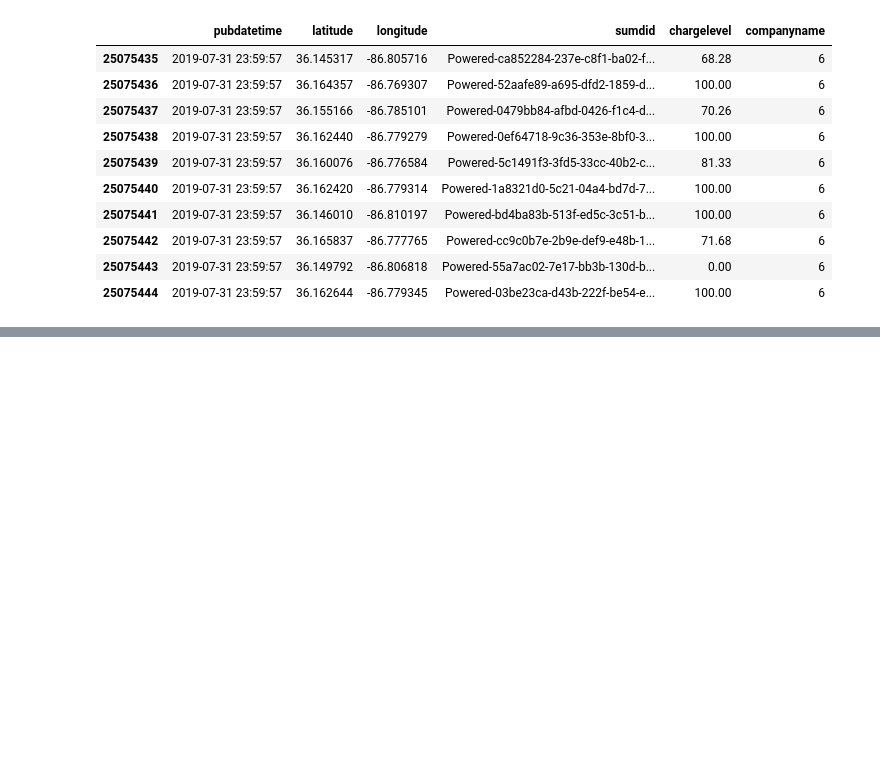
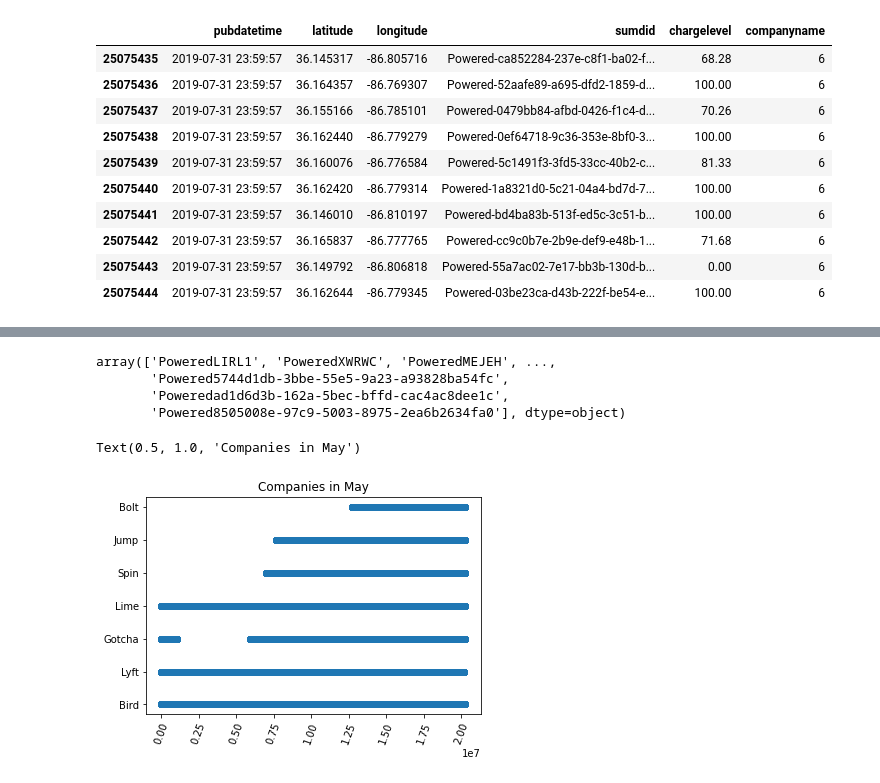
Before and after one commit to derektprice/mapping_scooters_nashville_python, a Jupyter notebook: notebooks/Group Project.ipynb, the cells around one changed output, grey strips where cells are left out. Saved outputs shown, nothing was run; the diff lists cells and outputs as text; code cells hidden in the pictures; blank space fills up the shorter version.

```diff
--- a/notebooks/Group Project.ipynb
+++ b/notebooks/Group Project.ipynb
@@ -362,0 +475,5 @@ july_test.tail(10)
+# %%
+company_dict = {0:'Bird', 1:'Lyft', 2: 'Gotcha', 3:'Lime', 4: 'Spin', 5: 'Jump', 6: 'Bolt'}
+may.companyname = may.companyname.replace(company_dict)
+june.companyname = june.companyname.replace(company_dict)
+july.companyname = july.companyname.replace(company_dict)
@@ -362,0 +515,14 @@ july_test.tail(10)
+# %%
+may.sumdid.values
+# %% [output]
+array(['PoweredLIRL1', 'PoweredXWRWC', 'PoweredMEJEH', ...,
+       'Powered5744d1db-3bbe-55e5-9a23-a93828ba54fc',
+       'Poweredad1d6d3b-162a-5bec-bffd-cac4ac8dee1c',
+       'Powered8505008e-97c9-5003-8975-2ea6b2634fa0'], dtype=object)
+# %%
+plt.plot('companyname', marker= 'o', linestyle='none', data=may)
+plt.xticks(rotation=70)
+plt.title("Companies in May")
+# %% [output]
+Text(0.5, 1.0, 'Companies in May')
+[figure, added]
```
Also changed, not shown: parts of 21 cells of this notebook, 3 other files.
